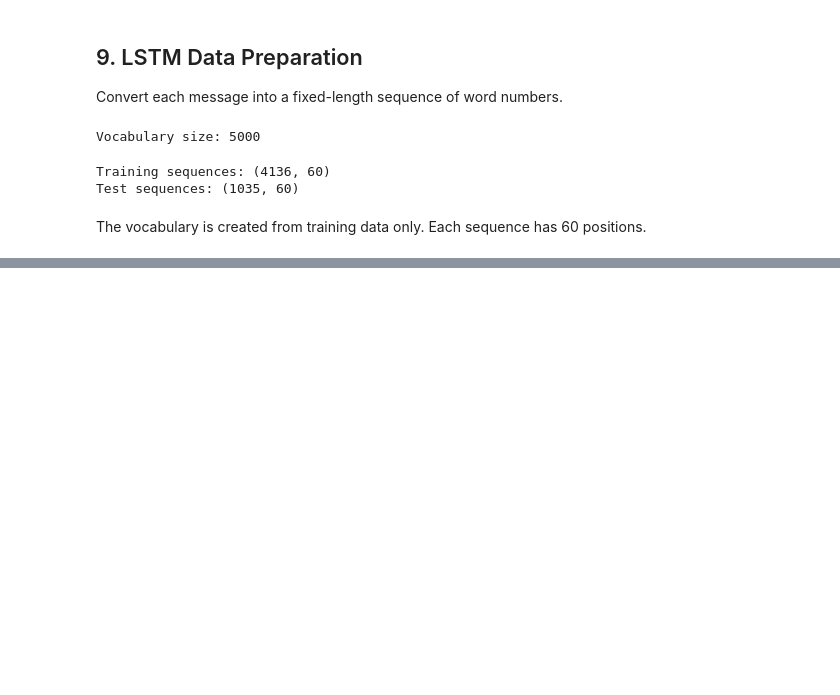
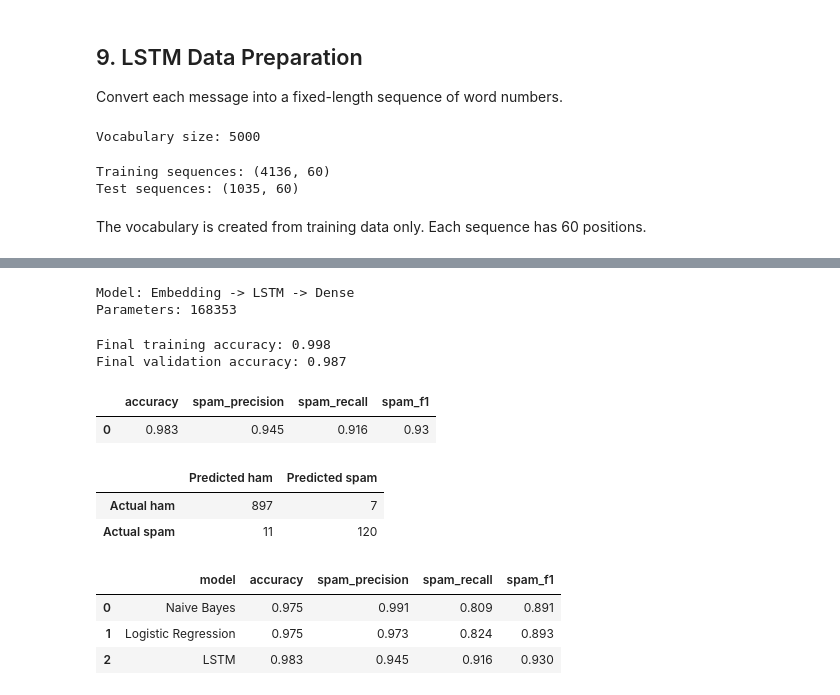
Before and after one commit to fajluna/sms-spam-detection, a Jupyter notebook: notebooks/sms_spam.ipynb, the cells around one changed output, grey strips where cells are left out. Saved outputs shown, nothing was run; the diff lists cells and outputs as text; code cells hidden in the pictures; blank space fills up the shorter version.

Commit message:
Complete LSTM model

```diff
--- a/notebooks/sms_spam.ipynb
+++ b/notebooks/sms_spam.ipynb
@@ -470,0 +477,80 @@ The vocabulary is created from training data only. Each sequence has 60 position
+# %%
+import tensorflow as tf
+from tensorflow.keras.models import Sequential
+from tensorflow.keras.layers import Input, Embedding, LSTM, Dense
+
+np.random.seed(42)
+tf.random.set_seed(42)
+
+lstm_model = Sequential([
+    Input(shape=(max_length,)),
+    Embedding(vocabulary_size, 32, mask_zero=True),
+    LSTM(32),
+    Dense(1, activation="sigmoid"),
+])
+
+lstm_model.compile(
+    optimizer="adam",
+    loss="binary_crossentropy",
+    metrics=["accuracy"],
+)
+print("Model: Embedding -> LSTM -> Dense")
+print("Parameters:", lstm_model.count_params())
+# %% [output]
+Model: Embedding -> LSTM -> Dense
+Parameters: 168353
+# %%
+lstm_history = lstm_model.fit(
+    X_train_seq,
+    y_train_seq,
+    validation_split=0.20,
+    epochs=5,
+    batch_size=32,
+    verbose=0,
+)
+
+print("Final training accuracy:", round(lstm_history.history["accuracy"][-1], 3))
+print("Final validation accuracy:", round(lstm_history.history["val_accuracy"][-1], 3))
+# %% [output]
+Final training accuracy: 0.998
+Final validation accuracy: 0.987
+# %%
+lstm_probabilities = lstm_model.predict(X_test_seq, verbose=0).flatten()
+lstm_predictions = (lstm_probabilities >= 0.5).astype(int)
+
+lstm_metrics = pd.DataFrame({
+    "accuracy": [accuracy_score(y_test_seq, lstm_predictions)],
+    "spam_precision": [precision_score(y_test_seq, lstm_predictions)],
+    "spam_recall": [recall_score(y_test_seq, lstm_predictions)],
+    "spam_f1": [f1_score(y_test_seq, lstm_predictions)],
+}).round(3)
+lstm_metrics
+# %% [output]
+|  | accuracy | spam_precision | spam_recall | spam_f1 |
+| 0 | 0.983 | 0.945 | 0.916 | 0.93 |
+# %%
+lstm_confusion = pd.DataFrame(
+    confusion_matrix(y_test_seq, lstm_predictions, labels=[0, 1]),
+    index=["Actual ham", "Actual spam"],
+    columns=["Predicted ham", "Predicted spam"],
+)
+lstm_confusion
+# %% [output]
+|  | Predicted ham | Predicted spam |
+| Actual ham | 897 | 7 |
+| Actual spam | 11 | 120 |
+# %%
+lstm_comparison = pd.concat([
+    model_comparison,
+    lstm_metrics.assign(model="LSTM"),
+], ignore_index=True)
+
+lstm_comparison = lstm_comparison[[
+    "model", "accuracy", "spam_precision", "spam_recall", "spam_f1"
+]]
+lstm_comparison
+# %% [output]
+|  | model | accuracy | spam_precision | spam_recall | spam_f1 |
+| 0 | Naive Bayes | 0.975 | 0.991 | 0.809 | 0.891 |
+| 1 | Logistic Regression | 0.975 | 0.973 | 0.824 | 0.893 |
+| 2 | LSTM | 0.983 | 0.945 | 0.916 | 0.930 |
```
Also changed, not shown: parts of 14 cells of this notebook.
